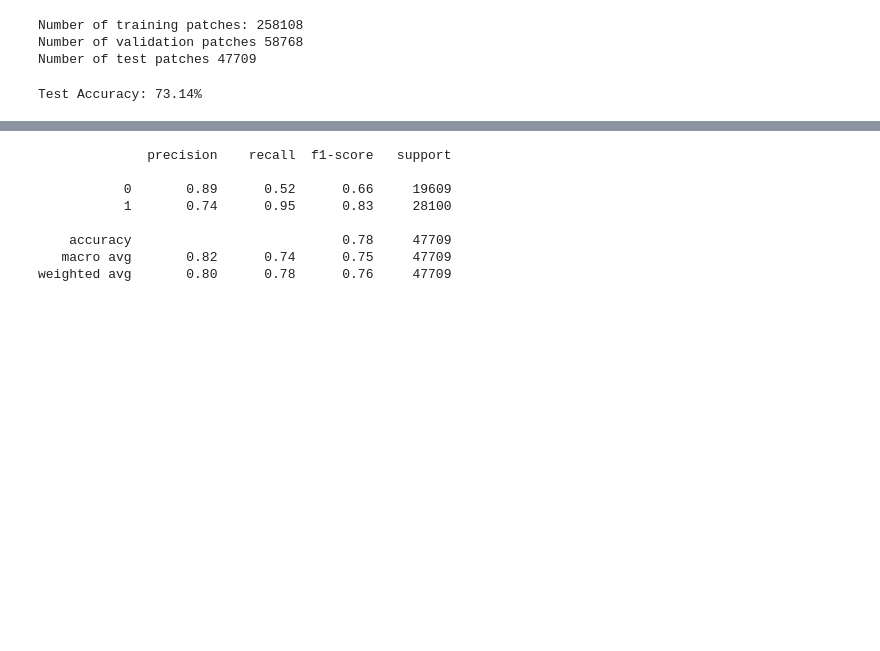
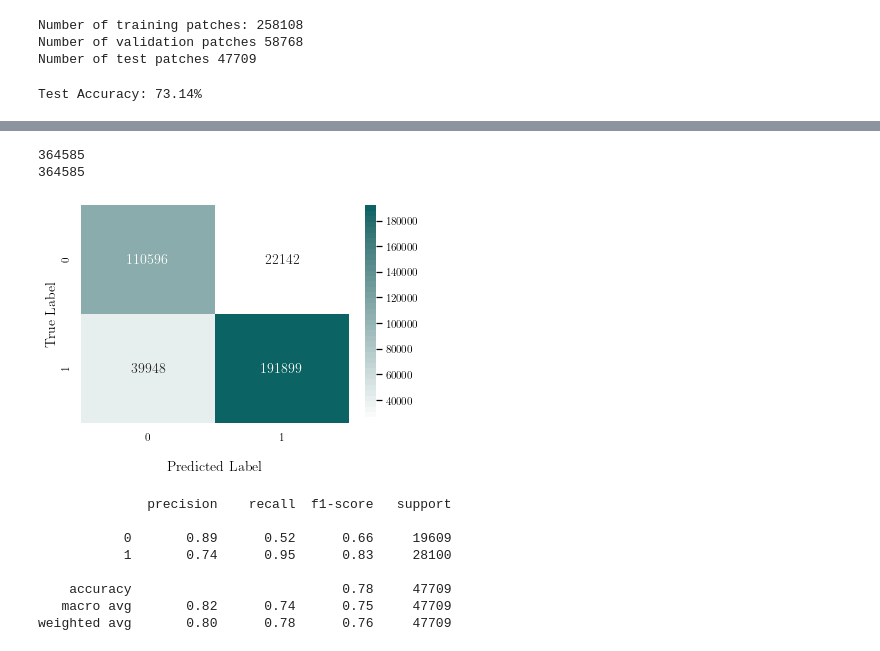
Before and after one commit to Alexandra-Smith/masters, a Jupyter notebook: notebooks/10-testing.ipynb, the cells around one changed output, grey strips where cells are left out. Drawn from its saved outputs; the diff is of its cells as text; code cells hidden in the pictures; blank space fills up the shorter version.

```diff
--- a/notebooks/10-testing.ipynb
+++ b/notebooks/10-testing.ipynb
@@ -415,6 +415,20 @@ Number of training patches: 258108
 Number of validation patches 58768
 Number of test patches 47709
 Test Accuracy: 73.14%
+# %%
+from matplotlib.colors import LinearSegmentedColormap
+# Create custom gradient colourmap
+rgb_tuples =[(255, 255, 255),(249, 251, 251),(243, 247, 246),(237, 242, 242),(231, 238, 238),
+             (225, 234, 234),(219, 230, 230),(213, 226, 225),(207, 221, 221),(202, 217, 217),
+             (196, 213, 213),(190, 209, 209),(184, 205, 205),(178, 201, 201),(172, 197, 196),
+             (167, 193, 192),(161, 188, 188),(155, 184, 184),(149, 180, 180),(144, 176, 176),
+             (138, 172, 172),(132, 168, 168),(126, 164, 164),(121, 160, 160),(115, 157, 156),
+             (109, 153, 153),(103, 149, 149),(98, 145, 145),(92, 141, 141),(86, 137, 137),
+             (80, 133, 133),(74, 129, 130),(68, 125, 126),(61, 122, 122),(55, 118, 118),
+             (48, 114, 115),(41, 110, 111),(33, 106, 107),(24, 103, 104),(11, 99, 100)]
+# Normalize RGB color values to the range [0, 1]
+normalised_colours = [[r / 255, g / 255, b / 255] for r, g, b in rgb_tuples]
+custom_grn = LinearSegmentedColormap.from_list('Grn', normalised_colours, N=len(normalised_colours))
 # %%
 from sklearn import metrics
 # %%
@@ -423,3 +469,35 @@ from sklearn.metrics import roc_auc_score, roc_curve, confusion_matrix, Confusio
+# %%
+plt.figure()
+all_true = []
+all_predicted = []
+for i, d in enumerate(data):
+    true_labels = d['true_labels']
+    model_probabilities = d['predicted_probs']
+    predicted_classes = d['predicted_classes']
+    all_true.extend(true_labels)
+    all_predicted.extend(predicted_classes)
+
+print(len(all_true))
+print(len(all_predicted))
+#CM
+cm = confusion_matrix(all_true, all_predicted)
+group_counts = ['{0:0.0f}'.format(value) for value in cm.flatten()]
+group_percentages = ['{0:.2%}'.format(value) for value in cm.flatten()/np.sum(cm)]
+labels = [f"{v1}" for v1, v2 in zip(group_counts,group_percentages)]
+labels = np.asarray(labels).reshape(2,2)
+sns.heatmap(cm, annot=labels, fmt='', cmap=custom_grn)
+# plt.title('Confusion Matrix');
+plt.xlabel('\nPredicted Label')
+plt.ylabel('True Label')
+# disp = ConfusionMatrixDisplay(confusion_matrix=cm)
+# disp.plot(cmap='plasma', values_format='.0f')
+# disp.plot(cmap='PuBuGn', values_format='.2%')
+# plt.show()
+plt.savefig("/home/21576262@su/masters/reports/data figs/final/cv1_cm.eps", format="eps", bbox_inches='tight')
+# %% [output]
+364585
+364585
+[figure, added]
 # %%
 metrics = get_metrics(true_labels, model_probabilities)
 print(metrics)
```
Also changed, not shown: parts of 4 cells of this notebook, 40 other files.
